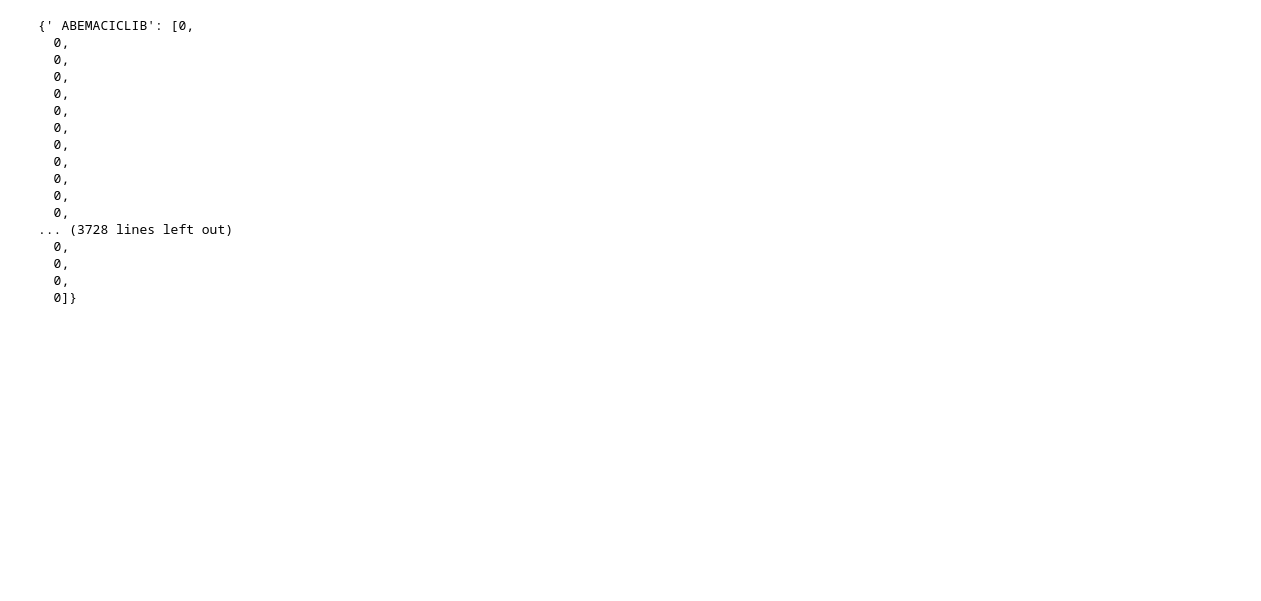
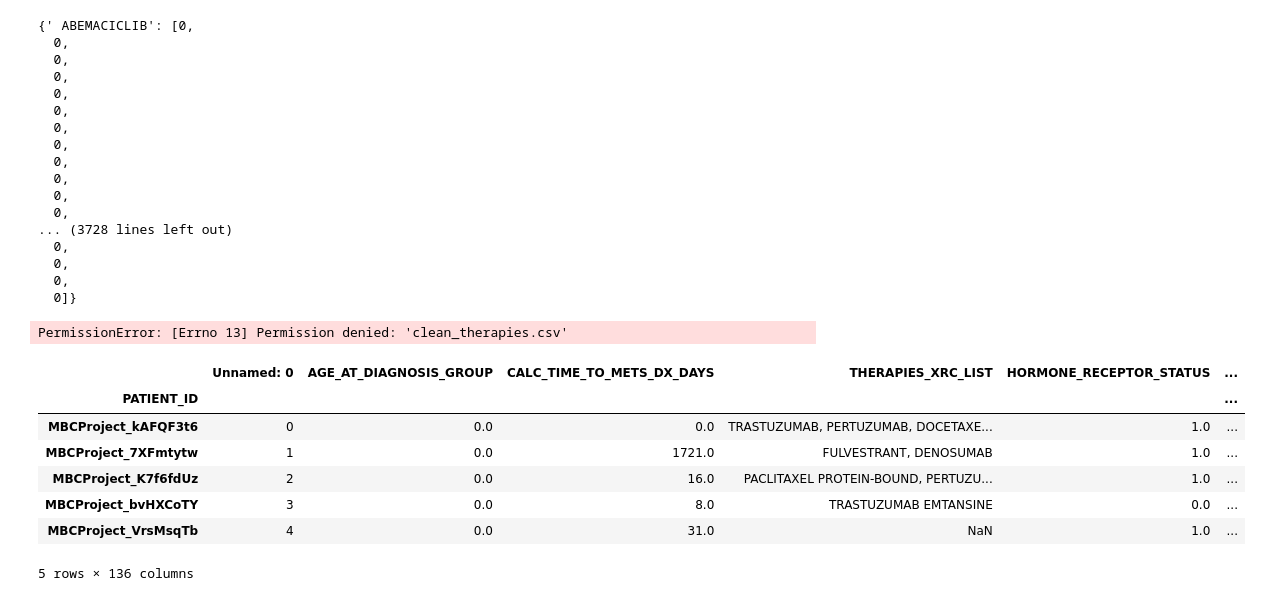
Before and after one commit to egeozin/Data-Analytics-to-Predict-Breast-Cancer-Subtype, a Jupyter notebook: matrix_from_list.ipynb, the cells around one changed output. Cells and saved outputs as stored; diff of their text form; code cells hidden in the pictures; blank space fills up the shorter version.

```diff
--- a/matrix_from_list.ipynb
+++ b/matrix_from_list.ipynb
@@ -113,4 +113,6 @@ ther_map
   0,
   0]}
 # %%
-pd.DataFrame(ther_map).to_csv('clean_therapies.csv', sep=',')
+pd.DataFrame(ther_map).to_csv('clean_therapies.csv', index='PATIENT_ID', sep=',')
+# %% [output]
+PermissionError: [Errno 13] Permission denied: 'clean_therapies.csv'
@@ -116,0 +121,11 @@ pd.DataFrame(ther_map).to_csv('clean_therapies.csv', sep=',')
+# %%
+data.head()
+# %% [output]
+|  | Unnamed: 0 | AGE_AT_DIAGNOSIS_GROUP | CALC_TIME_TO_METS_DX_DAYS | THERAPIES_XRC_LIST | HORMONE_RECEPTOR_STATUS | ... |
+| PATIENT_ID |  |  |  |  |  | ... |
+| MBCProject_kAFQF3t6 | 0 | 0.0 | 0.0 | TRASTUZUMAB, PERTUZUMAB, DOCETAXE... | 1.0 | ... |
+| MBCProject_7XFmtytw | 1 | 0.0 | 1721.0 | FULVESTRANT, DENOSUMAB | 1.0 | ... |
+| MBCProject_K7f6fdUz | 2 | 0.0 | 16.0 | PACLITAXEL PROTEIN-BOUND, PERTUZU... | 1.0 | ... |
+| MBCProject_bvHXCoTY | 3 | 0.0 | 8.0 | TRASTUZUMAB EMTANSINE | 0.0 | ... |
+| MBCProject_VrsMsqTb | 4 | 0.0 | 31.0 | NaN | 1.0 | ... |
+5 rows × 136 columns
```
Also changed, not shown: parts of 4 cells of this notebook, 1 other file.
